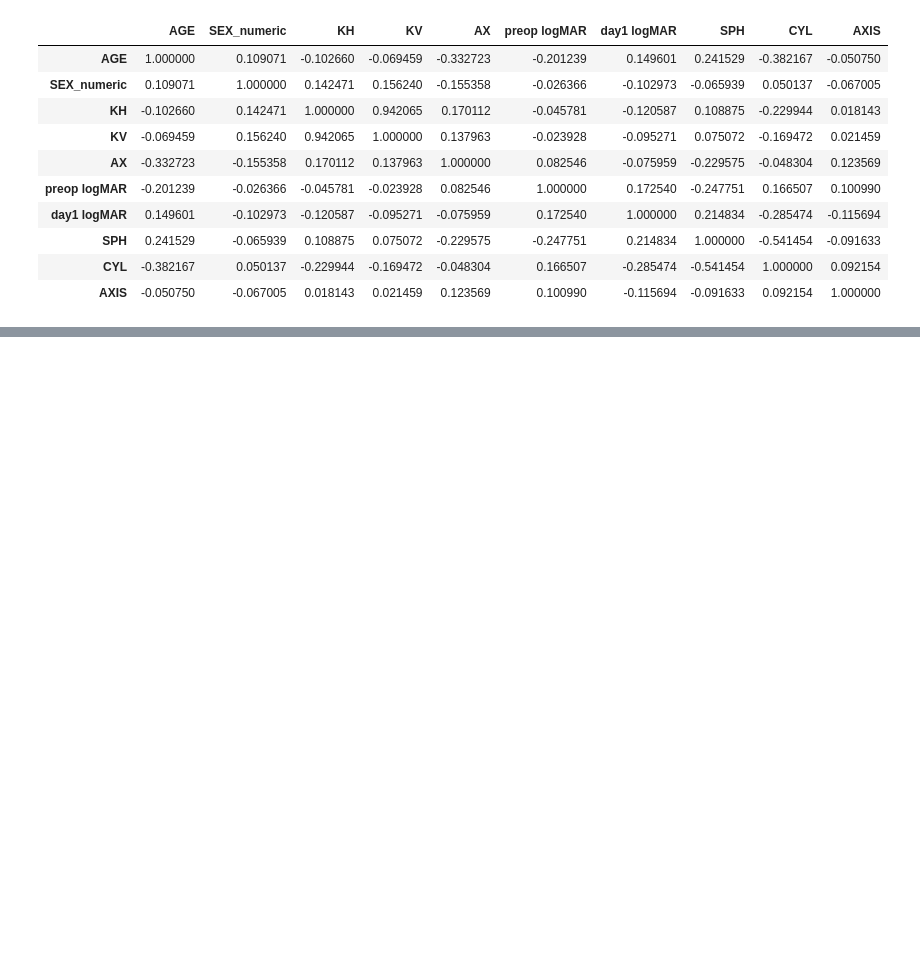
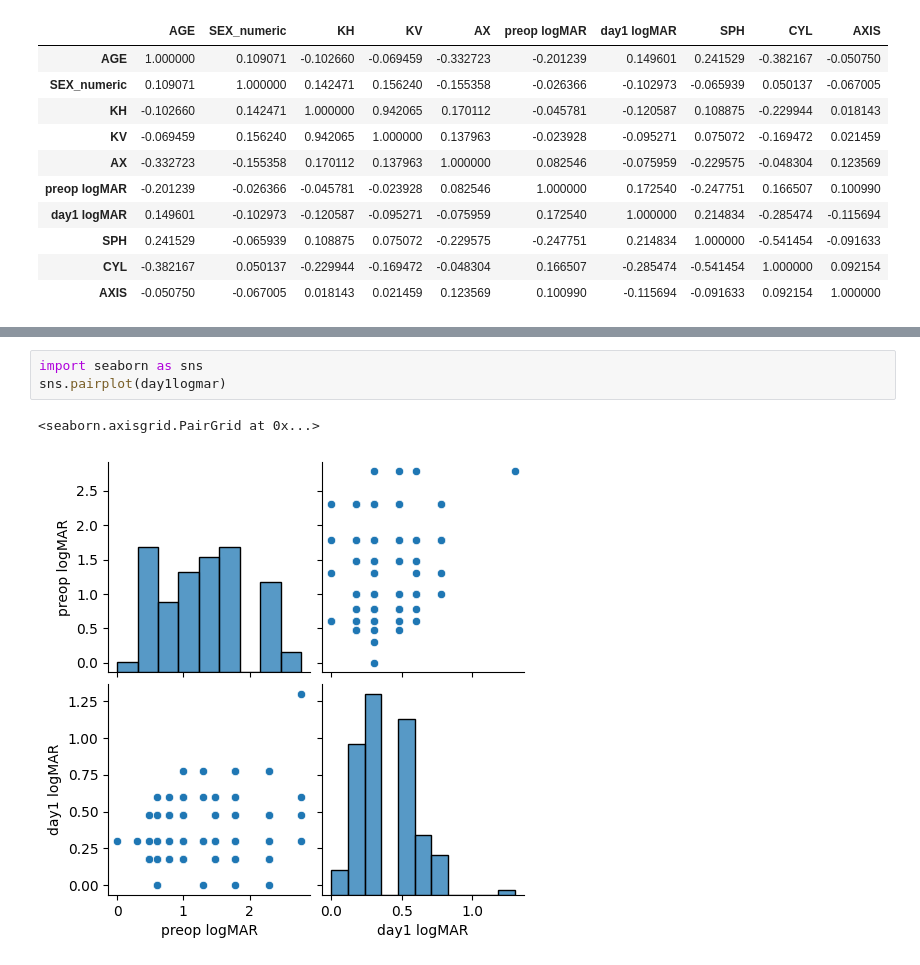
Before and after one commit to drskprabhakar/AI-ML-DL-colab-notebooks-coding-models, a Jupyter notebook: Kalyani_3_follow_ups_arak11825.ipynb, the cells around one changed output, grey strips where cells are left out. Cells and saved outputs as stored; diff of their text form; blank space fills up the shorter version.

```diff
--- a/Kalyani_3_follow_ups_arak11825.ipynb
+++ b/Kalyani_3_follow_ups_arak11825.ipynb
@@ -342,0 +396,6 @@ mixed_df[['AGE', 'SEX_numeric', 'KH', 'KV', 'AX','preop logMAR', 'day1 logMAR','
+# %%
+import seaborn as sns
+sns.pairplot(day1logmar)
+# %% [output]
+<seaborn.axisgrid.PairGrid at 0x...>
+[figure, added]
```
Also changed, not shown: parts of 7 cells of this notebook.
